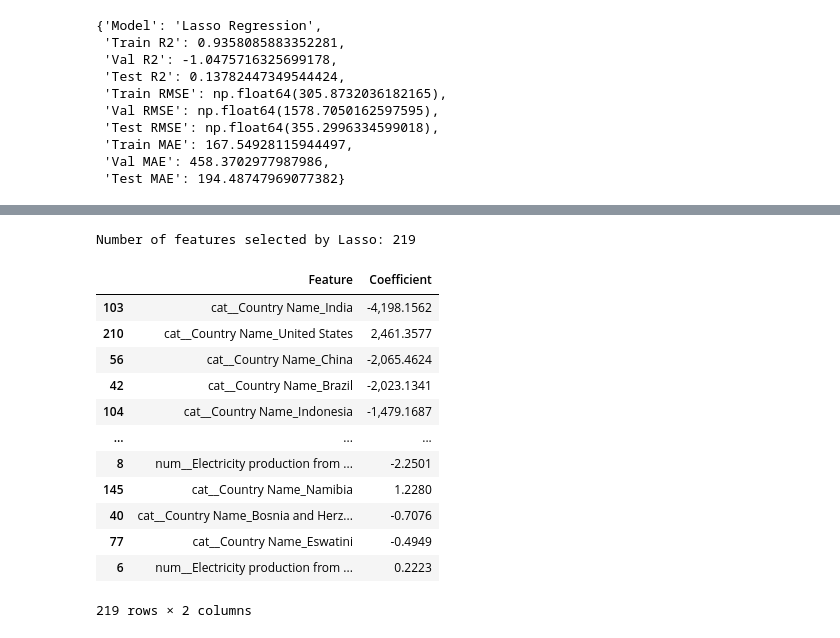
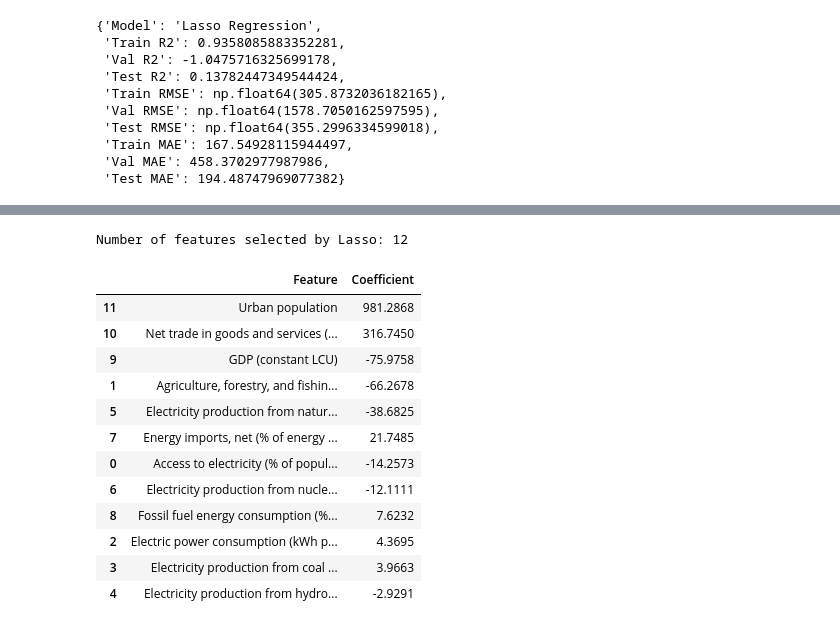
Before and after one commit to brycekassiotis/DS3010-Project, a Jupyter notebook: Anthony_SectionDS3010Project.ipynb, the cells around one changed output, grey strips where cells are left out. Cells and saved outputs as stored; diff of their text form; code cells hidden in the pictures.

```diff
--- a/Anthony_SectionDS3010Project.ipynb
+++ b/Anthony_SectionDS3010Project.ipynb
@@ -245,37 +245,30 @@ display(results_df)
 #This tells us that the dataset already supports a strong linear fit, but some of the predictive
 #power may come from country level identity effects rather than only from the economical development indicators.
 # %%
-# Showing Lasso selecyted features
-# Get transformed feature names
-feature_names = lasso_model.named_steps["preprocessor"].get_feature_names_out()
-
-# Get Lasso coefficients
-lasso_coefficients = lasso_model.named_steps["regressor"].coef_
-
+# Showing Lasso selected features
 coef_df = pd.DataFrame({
-    "Feature": feature_names,
-    "Coefficient": lasso_coefficients
+    "Feature": X_train_model.columns,
+    "Coefficient": lasso_model.coef_
 })
 
-# Features kept by Lasso
 selected_features = coef_df[coef_df["Coefficient"] != 0].sort_values(
     by="Coefficient", key=np.abs, ascending=False
 )
 
 print("Number of features selected by Lasso:", selected_features.shape[0])
 display(selected_features)
 # %% [output]
-Number of features selected by Lasso: 219
+Number of features selected by Lasso: 12
 |  | Feature | Coefficient |
-| 103 | cat__Country Name_India | -4,198.1562 |
-| 210 | cat__Country Name_United States | 2,461.3577 |
-| 56 | cat__Country Name_China | -2,065.4624 |
-| 42 | cat__Country Name_Brazil | -2,023.1341 |
-| 104 | cat__Country Name_Indonesia | -1,479.1687 |
-| ... | ... | ... |
-| 8 | num__Electricity production from ... | -2.2501 |
-| 145 | cat__Country Name_Namibia | 1.2280 |
-| 40 | cat__Country Name_Bosnia and Herz... | -0.7076 |
-| 77 | cat__Country Name_Eswatini | -0.4949 |
-| 6 | num__Electricity production from ... | 0.2223 |
+| 11 | Urban population | 981.2868 |
+| 10 | Net trade in goods and services (... | 316.7450 |
+| 9 | GDP (constant LCU) | -75.9758 |
+| 1 | Agriculture, forestry, and fishin... | -66.2678 |
+| 5 | Electricity production from natur... | -38.6825 |
+| 7 | Energy imports, net (% of energy ... | 21.7485 |
+| 0 | Access to electricity (% of popul... | -14.2573 |
+| 6 | Electricity production from nucle... | -12.1111 |
+| 8 | Fossil fuel energy consumption (%... | 7.6232 |
+| 2 | Electric power consumption (kWh p... | 4.3695 |
+| 3 | Electricity production from coal ... | 3.9663 |
+| 4 | Electricity production from hydro... | -2.9291 |
-219 rows × 2 columns
```
Also changed, not shown: 1 other file.
